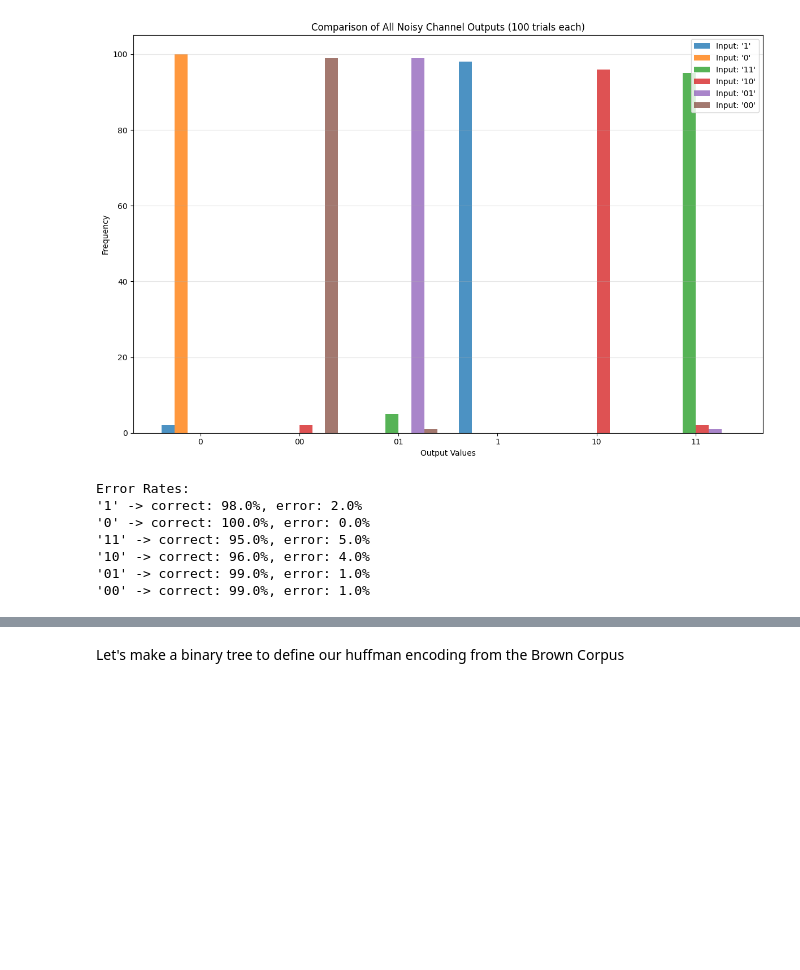
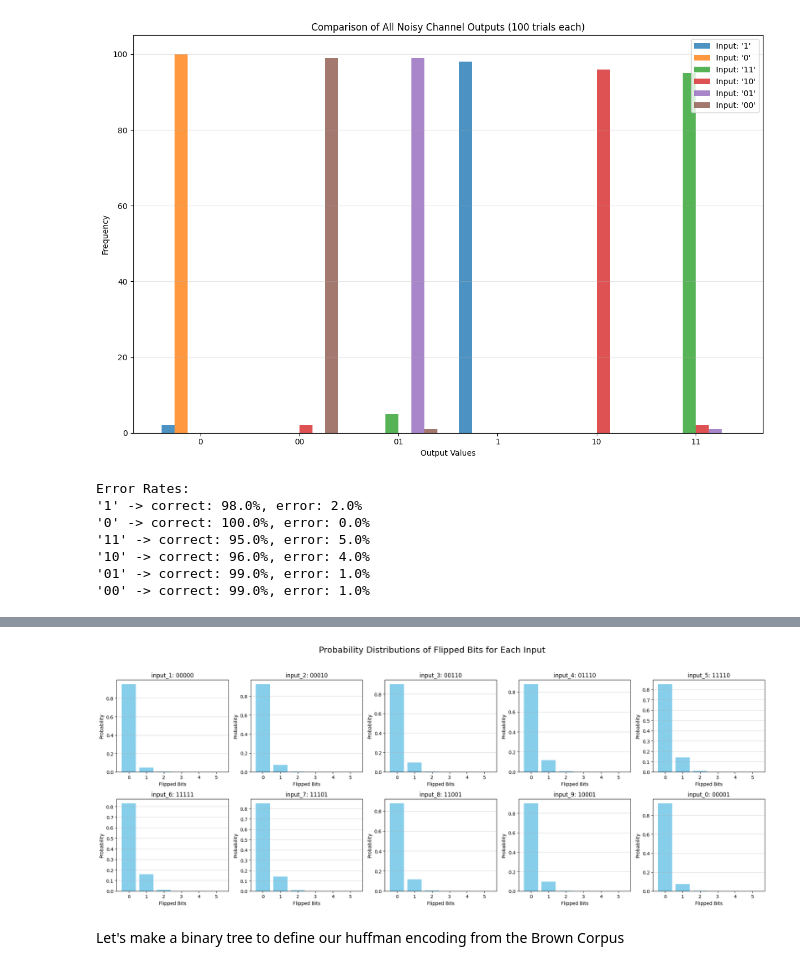
Before and after one commit to Camry-G/ENGS27_Camry, a Jupyter notebook: ENGS_27_Final_Project_Extension.ipynb, the cells around one changed output, grey strips where cells are left out. Cells and saved outputs as stored; diff of their text form; code cells hidden in the pictures; blank space fills up the shorter version.

Commit message:
Added to MC Analysis, added more graphs

```diff
--- a/ENGS_27_Final_Project_Extension.ipynb
+++ b/ENGS_27_Final_Project_Extension.ipynb
@@ -198,0 +305,20 @@ Error Rates:
+# %%
+num_trials = 1000
+
+zero_to_one_flips = 0
+one_to_zero_flips = 0
+
+for _ in range(num_trials):
+    output_zero = noisy_channel('0')
+    if output_zero == '1':
+        zero_to_one_flips += 1
+
+    output_one = noisy_channel('1')
+    if output_one == '0':
+        one_to_zero_flips += 1
+
+prob_zero_to_one = zero_to_one_flips / num_trials
+prob_one_to_zero = one_to_zero_flips / num_trials
+
+print(f"Estimated probability of 0 flipping to 1: {prob_zero_to_one:.4f}")
+print(f"Estimated probability of 1 flipping to 0: {prob_one_to_zero:.4f}")
@@ -199,3 +445,41 @@ Error Rates:
+# %%
+# ...existing code...
+
+import matplotlib.pyplot as plt
+
+input_labels = [
+    "input_1: 00000", "input_2: 00010", "input_3: 00110", "input_4: 01110", "input_5: 11110",
+    "input_6: 11111", "input_7: 11101", "input_8: 11001", "input_9: 10001", "input_0: 00001"
+]
+
+fig, axes = plt.subplots(2, 5, figsize=(20, 8))
+fig.suptitle('Probability Distributions of Flipped Bits for Each Input', fontsize=18)
+
+for idx, input_str in enumerate(input_strings):
+    # Recompute the probability distribution for each input
+    if input_str[0] == '0':
+        total_prob_dist = prob_dist_0
+    else:
+        total_prob_dist = prob_dist_1
+    for bit in input_str[1:]:
+        if bit == '0':
+            total_prob_dist = convolve(total_prob_dist, prob_dist_0)
+        else:
+            total_prob_dist = convolve(total_prob_dist, prob_dist_1)
+    sorted_outcomes = sorted(total_prob_dist.keys())
+    probabilities = [total_prob_dist[outcome] for outcome in sorted_outcomes]
+    ax = axes[idx // 5, idx % 5]
+    ax.bar(sorted_outcomes, probabilities, color='skyblue')
+    ax.set_title(f"{input_labels[idx]}")
+    ax.set_xlabel('Flipped Bits')
+    ax.set_ylabel('Probability')
+    ax.grid(axis='y', alpha=0.5)
+
+plt.tight_layout(rect=[0, 0, 1, 0.95])
+plt.show()
+# ...existing code...
+# %% [output]
+[figure, added]
 # %% [markdown]
 Let's make a binary tree to define our huffman encoding from the Brown Corpus
 # %%
```
Also changed, not shown: parts of 9 cells of this notebook.
